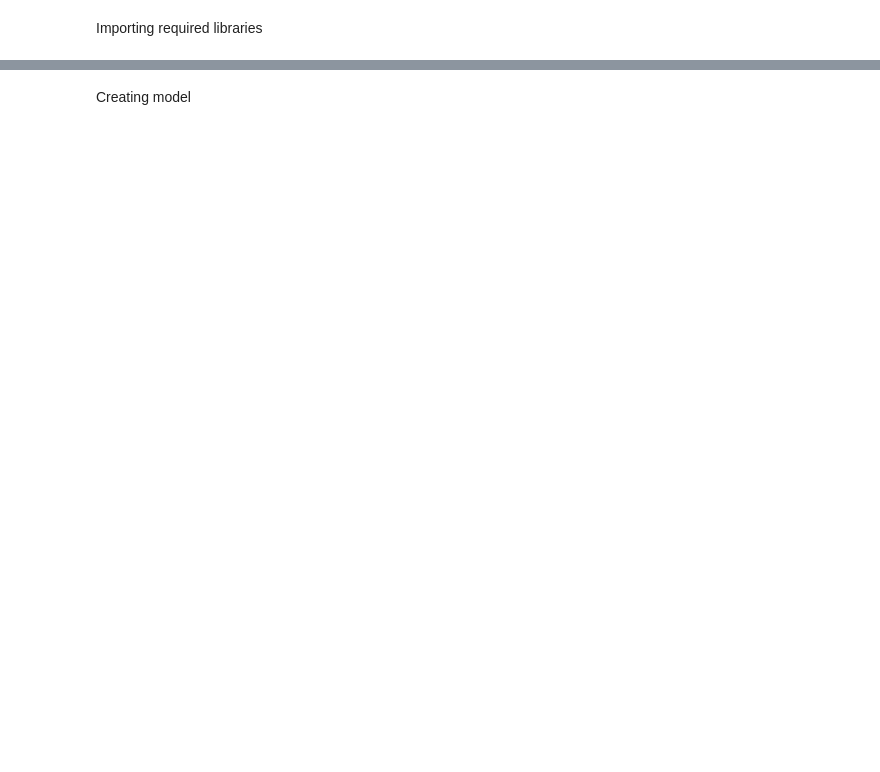
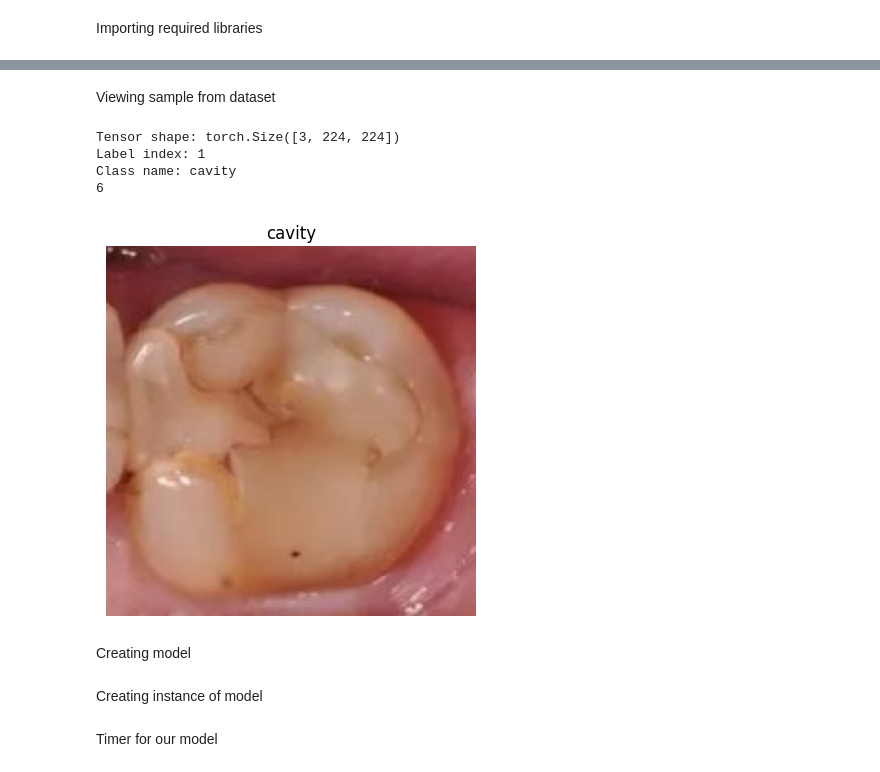
Before and after one commit to SeerPant/DentalVision, a Jupyter notebook: CNNwithSENet.ipynb, the cells around one changed output, grey strips where cells are left out. Drawn from its saved outputs; the diff is of its cells as text; code cells hidden in the pictures; blank space fills up the shorter version.

```diff
--- a/CNNwithSENet.ipynb
+++ b/CNNwithSENet.ipynb
@@ -6,0 +53,8 @@ import torchvision
+# %%
+from torch.utils.data import DataLoader
+
+BATCH_SIZE = 32
+
+train_dataloader = DataLoader(dataset = train_data,batch_size = BATCH_SIZE,shuffle = True)
+test_dataloader = DataLoader(dataset = test_data,batch_size = BATCH_SIZE, shuffle = False)
+validation_dataloader = DataLoader(dataset = validation_data, batch_size = BATCH_SIZE, shuffle = True)
@@ -6,0 +63,11 @@ import torchvision
+# %%
+print(f"Dataloaders: {train_dataloader, test_dataloader, validation_dataloader}")
+print(f"Length of train dataloader: {len(train_dataloader)} batches of {BATCH_SIZE}")
+print(f"Length of validation dataloader: {len(validation_dataloader)} batches of {BATCH_SIZE}")
+print(f"Length of test dataloader: {len(test_dataloader)} batches of {BATCH_SIZE}")
+
+
+train_features_batch, train_labels_batch = next(iter(train_dataloader))
+#unpacking content of train dataloader
+print(train_features_batch.shape)
+print(train_labels_batch.shape)
@@ -7,3 +81,40 @@ import torchvision
+# %% [markdown]
+Viewing sample from dataset
+# %%
+#viewing a sample
+import torch
+import matplotlib.pyplot as plt
+
+#Getting a random sample from the batch
+random_idx = torch.randint(
+    low=0,
+    high=train_features_batch.size(0),
+    size=(1,)
+).item()
+
+#Extracting image and label
+img = train_features_batch[random_idx]
+label = train_labels_batch[random_idx]
+
+
+#Converting to H,W,C for matplotlib
+img_vis = img.permute(1, 2, 0)
+
+plt.imshow(img_vis)
+plt.title(class_names[int(label)])
+plt.axis("off")
+
+# Debug / verification prints
+print(f"Tensor shape: {img.shape}")
+print(f"Label index: {int(label)}")
+print(f"Class name: {class_names[int(label)]}")
+print(len(class_names))
+# %% [output]
+Tensor shape: torch.Size([3, 224, 224])
+Label index: 1
+Class name: cavity
+6
+[figure, added]
 # %% [markdown]
 Creating model
 # %%
@@ -52,3 +164,5 @@ class CNNSENetModel(nn.Module):
         x = features * attention
         x = self.classifier(x)
         return x
+# %% [markdown]
+Creating instance of model
@@ -54,0 +171,2 @@ class CNNSENetModel(nn.Module):
+# %% [markdown]
+Timer for our model
```
Also changed, not shown: parts of 17 cells of this notebook.
